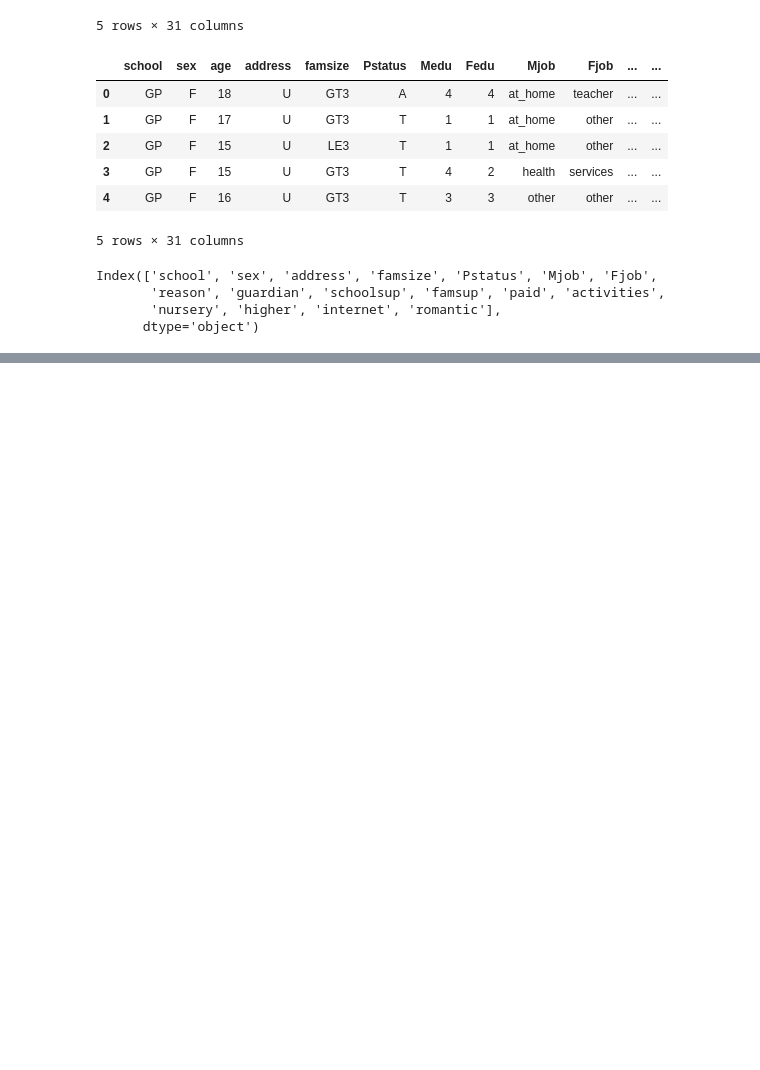
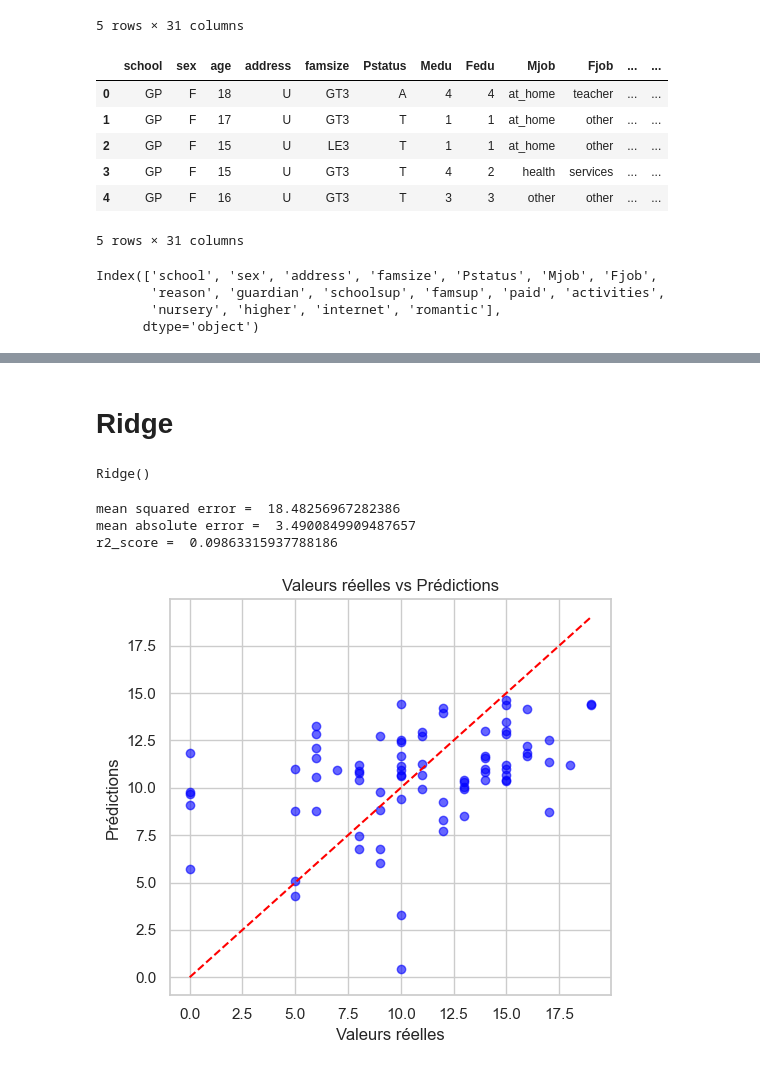
Before and after one commit to rachdigit/Projet_DataMining, a Jupyter notebook: proj_dm.ipynb, the cells around one changed output, grey strips where cells are left out. Saved outputs shown, nothing was run; the diff lists cells and outputs as text; code cells hidden in the pictures; blank space fills up the shorter version.

```diff
--- a/proj_dm.ipynb
+++ b/proj_dm.ipynb
@@ -1630,0 +1715,2 @@ for colonne in categorical_columns :
+# %% [markdown]
+# Ridge
@@ -1630,0 +1719,15 @@ for colonne in categorical_columns :
+# %%
+ridge = Ridge()
+# %%
+ridge.fit(x_train,y_train)
+# %% [output]
+Ridge()
+# %%
+y_predict=ridge.predict(x_test)
+# %%
+mesure_and_plot(y_test,y_predict)
+# %% [output]
+mean squared error =  18.48256967282386
+mean absolute error =  3.4900849909487657
+r2_score =  0.09863315937788186
+[figure, added]
```
Also changed, not shown: parts of 60 cells of this notebook.
